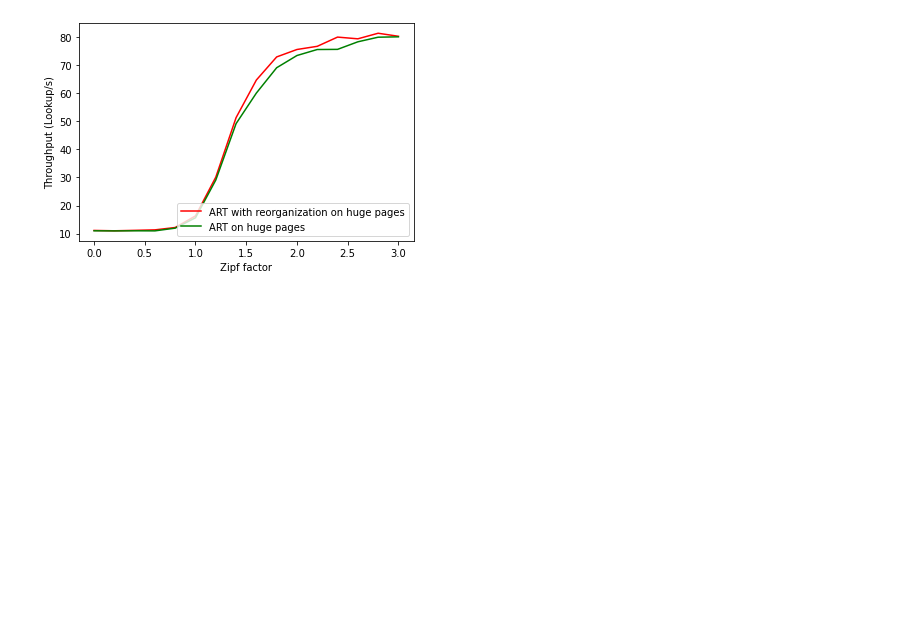
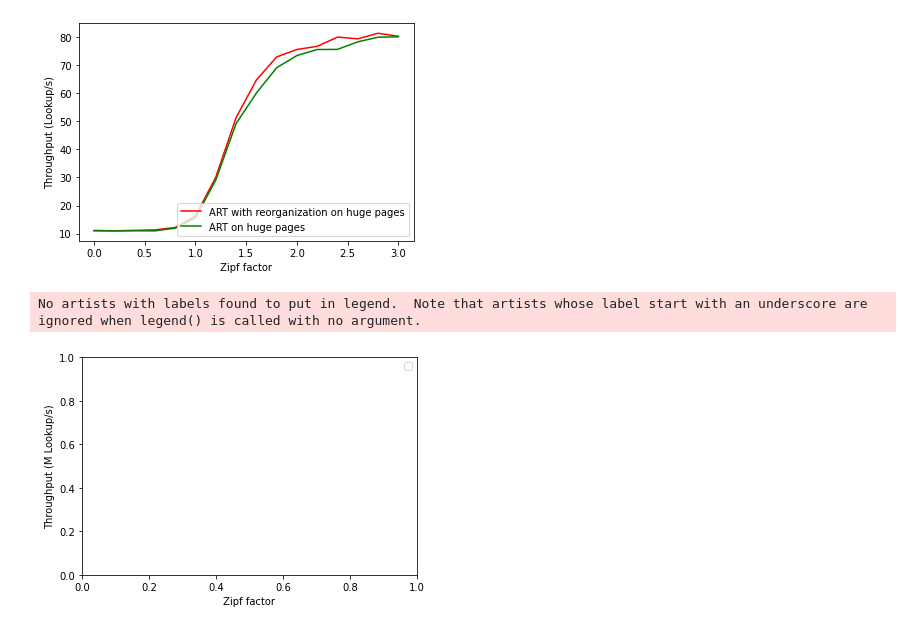
Before and after one commit to JigaoLuo/duckdb, a Jupyter notebook: third_party/ART/Old_CSVs/tlb_fig2_3.ipynb, the cells around one changed output. Cells and saved outputs as stored; diff of their text form; code cells hidden in the pictures; blank space fills up the shorter version.

```diff
--- a/third_party/ART/Old_CSVs/tlb_fig2_3.ipynb
+++ b/third_party/ART/Old_CSVs/tlb_fig2_3.ipynb
@@ -171,3 +171,26 @@ plt.savefig(os.path.join('f4sparse.pdf'), dpi=300, format='pdf', bbox_inches='ti
 plt.show()
 # %% [output]
 [figure]
+# %%
+import pandas as pd
+import matplotlib.pyplot as plt
+from brokenaxes import brokenaxes
+import numpy as np
+import os
+
+# df_10m_dense = pd.read_csv('ARTnew/huge-reorg-art-10m-sparse.csv')
+
+# df_10m_dense_huge = pd.read_csv('ARTnew/huge-art-10m-sparse.csv')
+
+# plt.plot(df_10m_dense['alpha'], df_10m_dense['throughput'], label='ART with reorganization on huge pages', color='r')
+# plt.plot(df_10m_dense['alpha'], df_10m_dense_huge['throughput'], label='ART on huge pages', color='g')
+
+plt.legend()
+plt.xlabel("Zipf factor")
+plt.ylabel("Throughput (M Lookup/s)")
+# plt.title("Throughput Improvement by using Huge Page over Regular Page")
+plt.savefig(os.path.join('f4sparse.pdf'), dpi=300, format='pdf', bbox_inches='tight') # use format='svg' or 'pdf' for vectorial pictures
+plt.show()
+# %% [output]
+No artists with labels found to put in legend.  Note that artists whose label start with an underscore are ignored when legend() is called with no argument.
+[figure, added]
```
